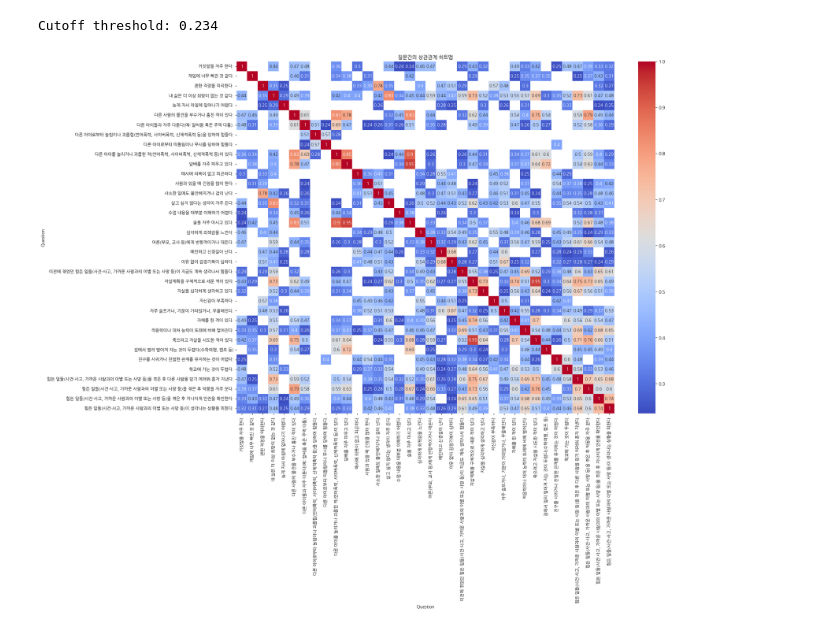
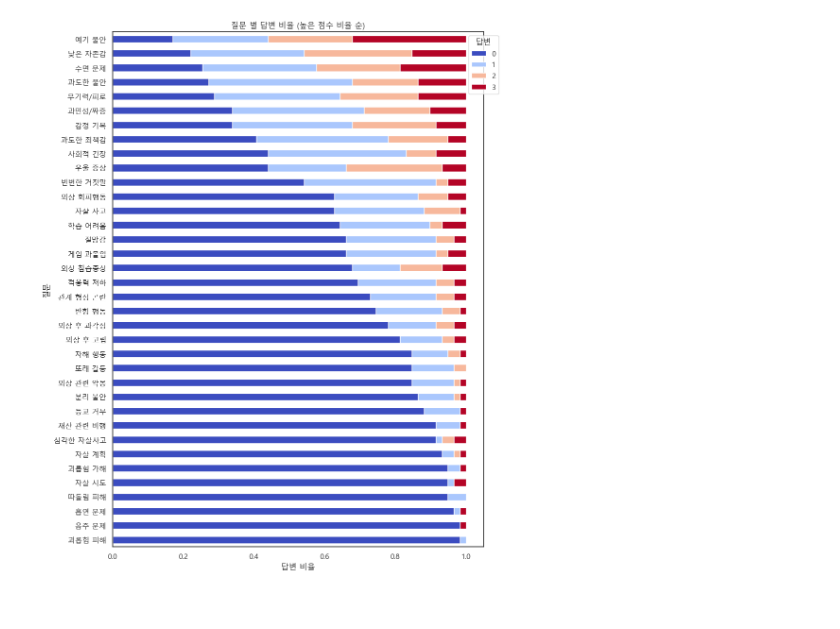
Before and after one commit to PangyoHigh/Psychological-Well-Being-Diagnosis-Checker, a Jupyter notebook: data/question.ipynb, the cells around one changed output. Cells and saved outputs as stored; diff of their text form; code cells hidden in the pictures.

```diff
--- a/data/question.ipynb
+++ b/data/question.ipynb
@@ -1,4 +1,13 @@
 # %%
+import matplotlib as mpl
+import matplotlib.pyplot as plt
+import pandas as pd
+import koreanize_matplotlib
 import json
-file = open('data.json', 'r', encoding='utf-8')
+import seaborn as sns
+
+file = open('./input/data.json', 'r', encoding='utf-8')
 data = json.load(file)
+
+mpl.rcParams['font.family'] = 'Malgun Gothic'  # or 'MalgunGothic'
+mpl.rcParams['axes.unicode_minus'] = False     # so minus signs render
@@ -87,28 +136,22 @@ print(df_combined.to_string(index=False))
-# %%
-# Step 1: Pivot the data
-pivot_df = question_df.pivot(
-    index="student_id", columns="Question", values="Answer")
-
-# Step 2: Compute the correlation matrix
-correlation_matrix = pivot_df.corr()
-
-# Step 3: Find minimum negative value (most negative correlation)
-min_neg_corr = correlation_matrix[correlation_matrix < 0].min().min()
-
-# Step 4: Compute cutoff threshold (absolute value of most negative correlation)
-cutoff = abs(min_neg_corr)
-print(f"Cutoff threshold: {cutoff:.3f}")
-
-# Step 5: Zero out all correlations below the cutoff in absolute value
-filtered_corr = correlation_matrix.mask(correlation_matrix.abs() <= cutoff, None)
-# %% [output]
-Cutoff threshold: 0.234
 # %%
-import seaborn as sns
+pivot_df = question_df.pivot(
+    index="student_id", columns="Question", values="Answer")
 
-plt.figure(figsize=(20, 15))
-sns.heatmap(filtered_corr, annot=True, cmap="coolwarm")
-plt.title("질문간의 상관관계 히트맵")
+likert_counts = question_df.groupby("Question")["Answer"].value_counts(
+    normalize=True).unstack(fill_value=0)
+
+high_score_sum = likert_counts[[col for col in [
+    3, 2, 1] if col in likert_counts.columns]].sum(axis=1)
+likert_counts = likert_counts.loc[high_score_sum.sort_values(
+    ascending=True).index]
+
+likert_counts.plot(kind="barh", stacked=True,
+                   colormap="coolwarm", figsize=(10, 12))
+plt.title("질문 별 답변 비율 (높은 점수 비율 순)")
+plt.xlabel("답변 비율")
+plt.ylabel("질문")
+plt.legend(title="답변", bbox_to_anchor=(1.05, 1))
+plt.tight_layout()
 plt.show()
 # %% [output]
-[figure, old version]
+[figure, new version]
```
Also changed, not shown: parts of 8 cells of this notebook, 37 other files.
